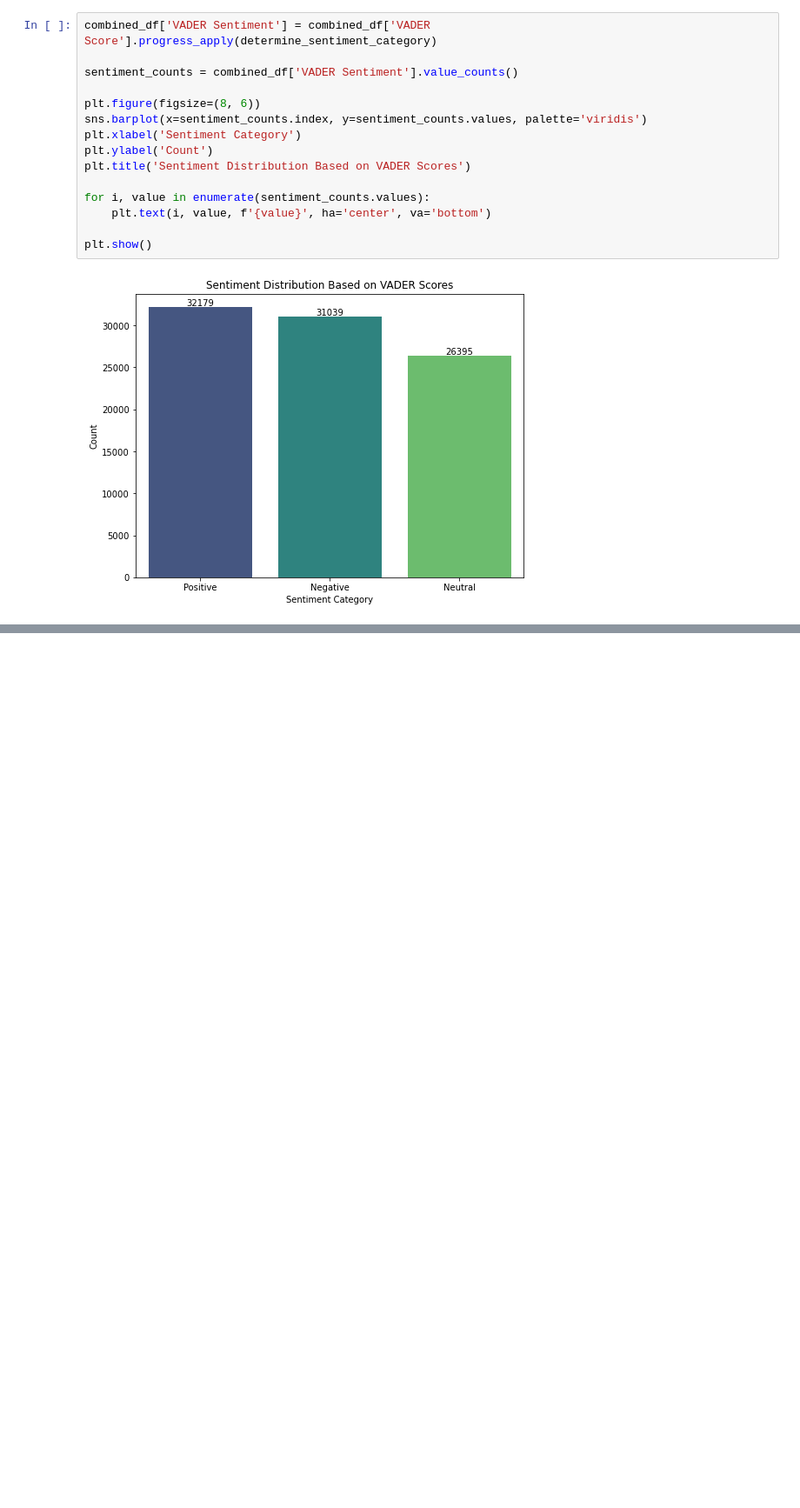
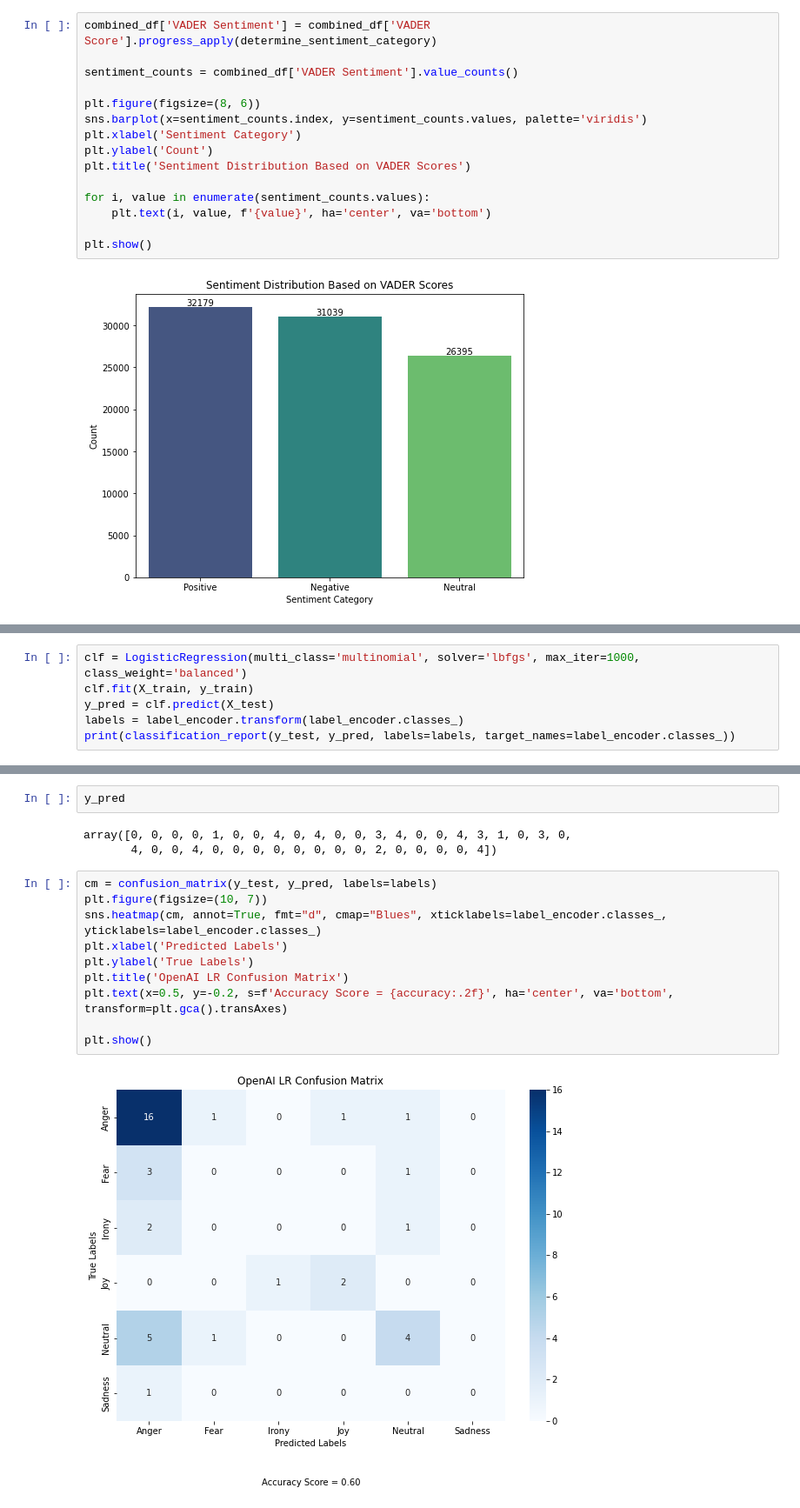
Before and after one commit to yuzhouw313/Content-Analysis-Homework, a Jupyter notebook: final_project/final_analysis.ipynb, the cells around one changed output, grey strips where cells are left out. Shown at 87% size. Drawn from its saved outputs; the diff is of its cells as text; blank space fills up the shorter version.

```diff
--- a/final_project/final_analysis.ipynb
+++ b/final_project/final_analysis.ipynb
@@ -1105,0 +1330,6 @@ plt.show()
+# %%
+clf = LogisticRegression(multi_class='multinomial', solver='lbfgs', max_iter=1000, class_weight='balanced')
+clf.fit(X_train, y_train)
+y_pred = clf.predict(X_test)
+labels = label_encoder.transform(label_encoder.classes_)
+print(classification_report(y_test, y_pred, labels=labels, target_names=label_encoder.classes_))
@@ -1105,0 +1349,17 @@ plt.show()
+# %%
+y_pred
+# %% [output]
+array([0, 0, 0, 0, 1, 0, 0, 4, 0, 4, 0, 0, 3, 4, 0, 0, 4, 3, 1, 0, 3, 0,
+       4, 0, 0, 4, 0, 0, 0, 0, 0, 0, 0, 0, 2, 0, 0, 0, 0, 4])
+# %%
+cm = confusion_matrix(y_test, y_pred, labels=labels)
+plt.figure(figsize=(10, 7))
+sns.heatmap(cm, annot=True, fmt="d", cmap="Blues", xticklabels=label_encoder.classes_, yticklabels=label_encoder.classes_)
+plt.xlabel('Predicted Labels')
+plt.ylabel('True Labels')
+plt.title('OpenAI LR Confusion Matrix')
+plt.text(x=0.5, y=-0.2, s=f'Accuracy Score = {accuracy:.2f}', ha='center', va='bottom', transform=plt.gca().transAxes)
+
+plt.show()
+# %% [output]
+[figure, added]
```
Also changed, not shown: parts of 83 cells of this notebook.
